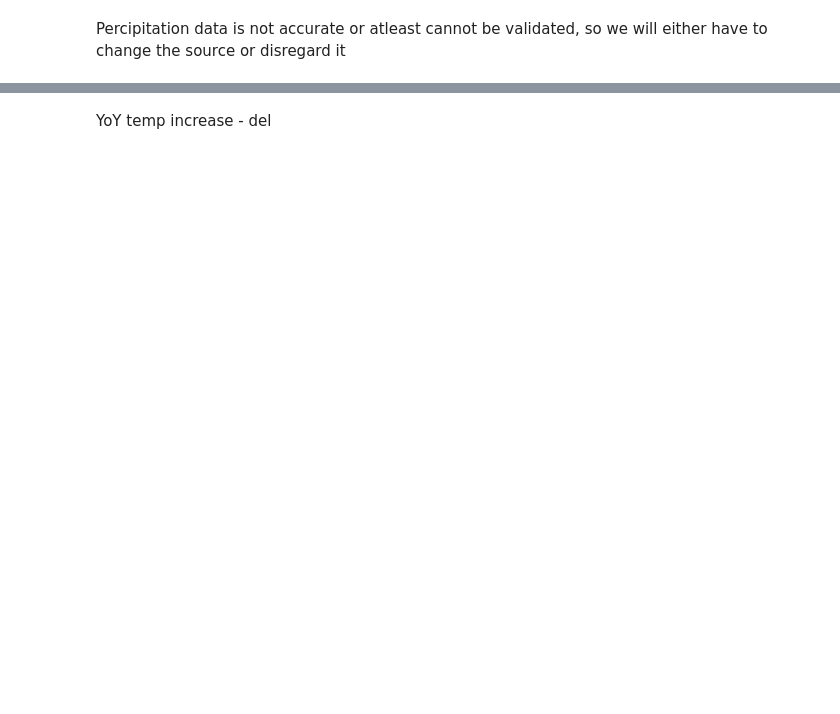
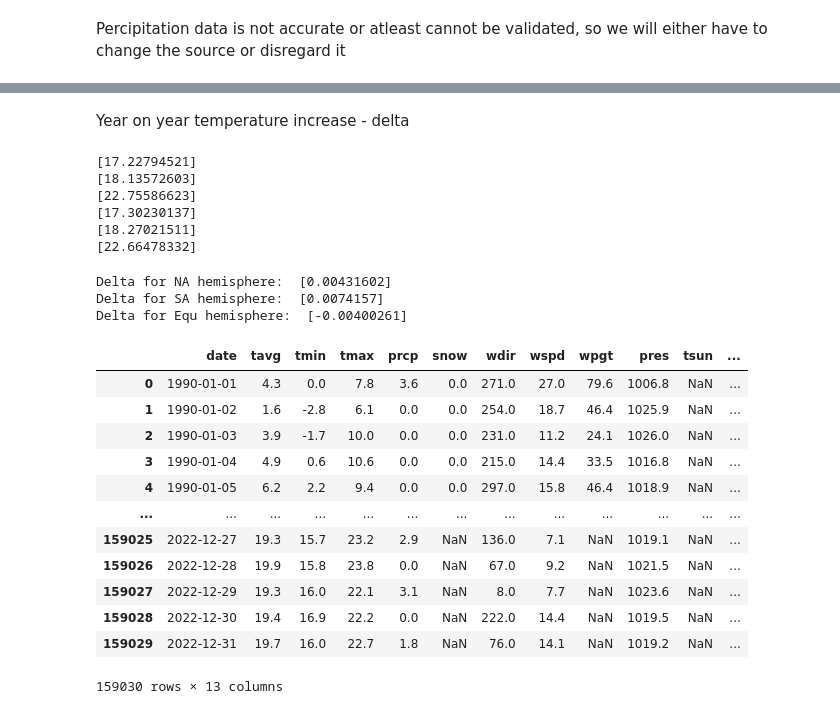
Before and after one commit to Azrael07/WeatherAnalysis, a Jupyter notebook: Climate_Analysis.ipynb, the cells around one changed output, grey strips where cells are left out. Cells and saved outputs as stored; diff of their text form; code cells hidden in the pictures; blank space fills up the shorter version.

```diff
--- a/Climate_Analysis.ipynb
+++ b/Climate_Analysis.ipynb
@@ -479,2 +479,52 @@ plt.show()
-# %% [markdown]
-YoY temp increase - del
+# %% [markdown]
+Year on year temperature increase - delta
+# %%
+#(2022 - 2021)/2021 -> Percent Delta
+#2021
+temp_2021_northern_hemisphere = hemi_year_agg.loc[(hemi_year_agg["date"] == 2021) & (hemi_year_agg["hemisphere"] == 'northern_hemisphere'),['tavg_mean']].values[0]
+print(temp_2021_northern_hemisphere)
+temp_2021_southern_hemisphere = hemi_year_agg.loc[(hemi_year_agg["date"] == 2021) & (hemi_year_agg["hemisphere"] == 'southern_hemisphere'),['tavg_mean']].values[0]
+print(temp_2021_southern_hemisphere)
+temp_2021_equator = hemi_year_agg.loc[(hemi_year_agg["date"] == 2021) & (hemi_year_agg["hemisphere"] == 'equator'),['tavg_mean']].values[0]
+print(temp_2021_equator)
+#2022
+temp_2022_northern_hemisphere = hemi_year_agg.loc[(hemi_year_agg["date"] == 2022) & (hemi_year_agg["hemisphere"] == 'northern_hemisphere'),['tavg_mean']].values[0]
+print(temp_2022_northern_hemisphere)
+temp_2022_southern_hemisphere = hemi_year_agg.loc[(hemi_year_agg["date"] == 2022) & (hemi_year_agg["hemisphere"] == 'southern_hemisphere'),['tavg_mean']].values[0]
+print(temp_2022_southern_hemisphere)
+temp_2022_equator = hemi_year_agg.loc[(hemi_year_agg["date"] == 2022) & (hemi_year_agg["hemisphere"] == 'equator'),['tavg_mean']].values[0]
+print(temp_2022_equator)
+# %% [output]
+[17.22794521]
+[18.13572603]
+[22.75586623]
+[17.30230137]
+[18.27021511]
+[22.66478332]
+# %%
+delta_na = (temp_2022_northern_hemisphere - temp_2021_northern_hemisphere)/temp_2021_northern_hemisphere
+print("Delta for NA hemisphere: ",delta_na)
+delta_sa = (temp_2022_southern_hemisphere - temp_2021_southern_hemisphere)/temp_2021_southern_hemisphere
+print("Delta for SA hemisphere: ",delta_sa)
+delta_equ = (temp_2022_equator - temp_2021_equator)/temp_2021_equator
+print("Delta for Equ hemisphere: ",delta_equ)
+# %% [output]
+Delta for NA hemisphere:  [0.00431602]
+Delta for SA hemisphere:  [0.0074157]
+Delta for Equ hemisphere:  [-0.00400261]
+# %%
+df
+# %% [output]
+|  | date | tavg | tmin | tmax | prcp | snow | wdir | wspd | wpgt | pres | tsun | ... |
+| 0 | 1990-01-01 | 4.3 | 0.0 | 7.8 | 3.6 | 0.0 | 271.0 | 27.0 | 79.6 | 1006.8 | NaN | ... |
+| 1 | 1990-01-02 | 1.6 | -2.8 | 6.1 | 0.0 | 0.0 | 254.0 | 18.7 | 46.4 | 1025.9 | NaN | ... |
+| 2 | 1990-01-03 | 3.9 | -1.7 | 10.0 | 0.0 | 0.0 | 231.0 | 11.2 | 24.1 | 1026.0 | NaN | ... |
+| 3 | 1990-01-04 | 4.9 | 0.6 | 10.6 | 0.0 | 0.0 | 215.0 | 14.4 | 33.5 | 1016.8 | NaN | ... |
+| 4 | 1990-01-05 | 6.2 | 2.2 | 9.4 | 0.0 | 0.0 | 297.0 | 15.8 | 46.4 | 1018.9 | NaN | ... |
+| ... | ... | ... | ... | ... | ... | ... | ... | ... | ... | ... | ... | ... |
+| 159025 | 2022-12-27 | 19.3 | 15.7 | 23.2 | 2.9 | NaN | 136.0 | 7.1 | NaN | 1019.1 | NaN | ... |
+| 159026 | 2022-12-28 | 19.9 | 15.8 | 23.8 | 0.0 | NaN | 67.0 | 9.2 | NaN | 1021.5 | NaN | ... |
+| 159027 | 2022-12-29 | 19.3 | 16.0 | 22.1 | 3.1 | NaN | 8.0 | 7.7 | NaN | 1023.6 | NaN | ... |
+| 159028 | 2022-12-30 | 19.4 | 16.9 | 22.2 | 0.0 | NaN | 222.0 | 14.4 | NaN | 1019.5 | NaN | ... |
+| 159029 | 2022-12-31 | 19.7 | 16.0 | 22.7 | 1.8 | NaN | 76.0 | 14.1 | NaN | 1019.2 | NaN | ... |
+159030 rows × 13 columns
```
Also changed, not shown: parts of 16 cells of this notebook.
